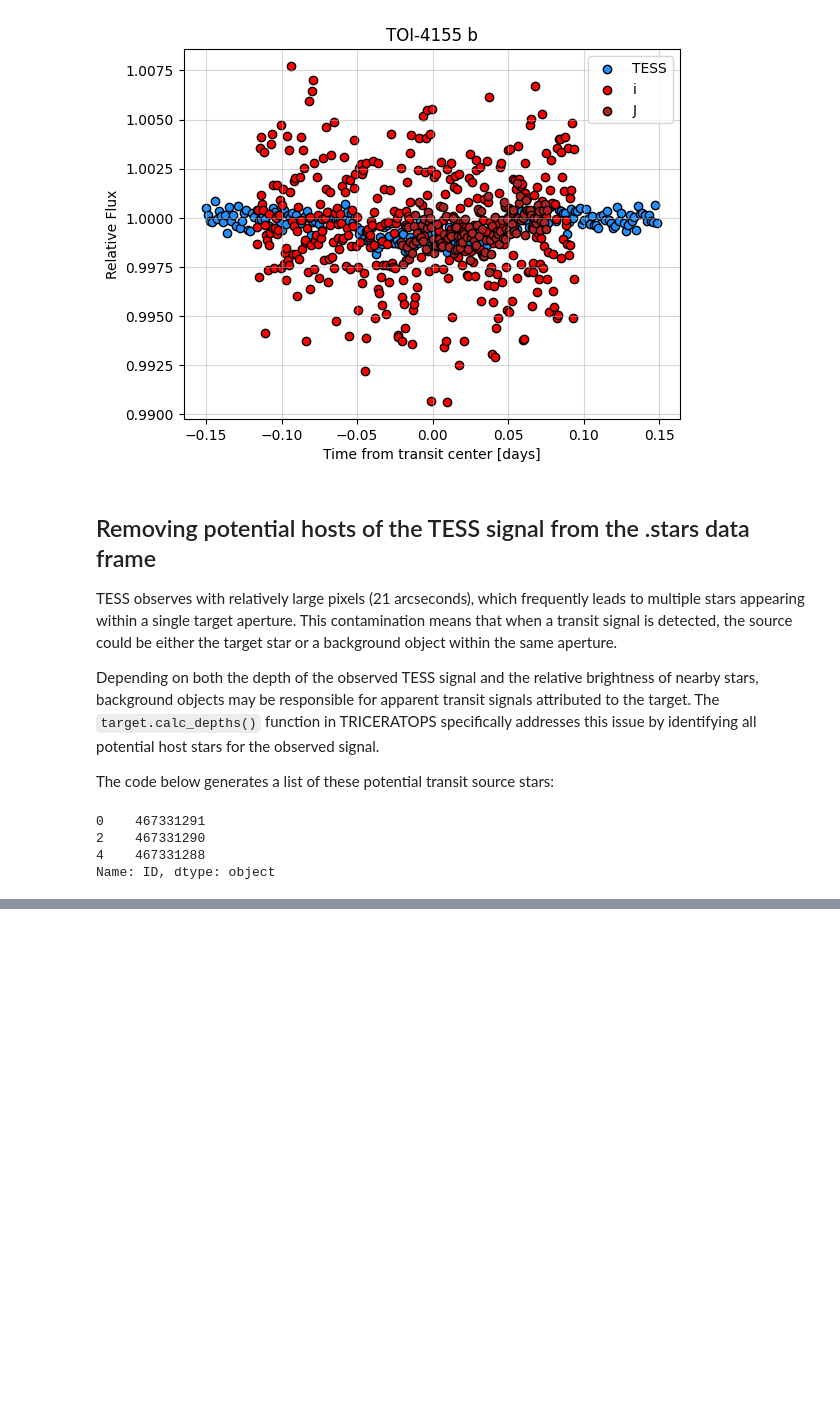
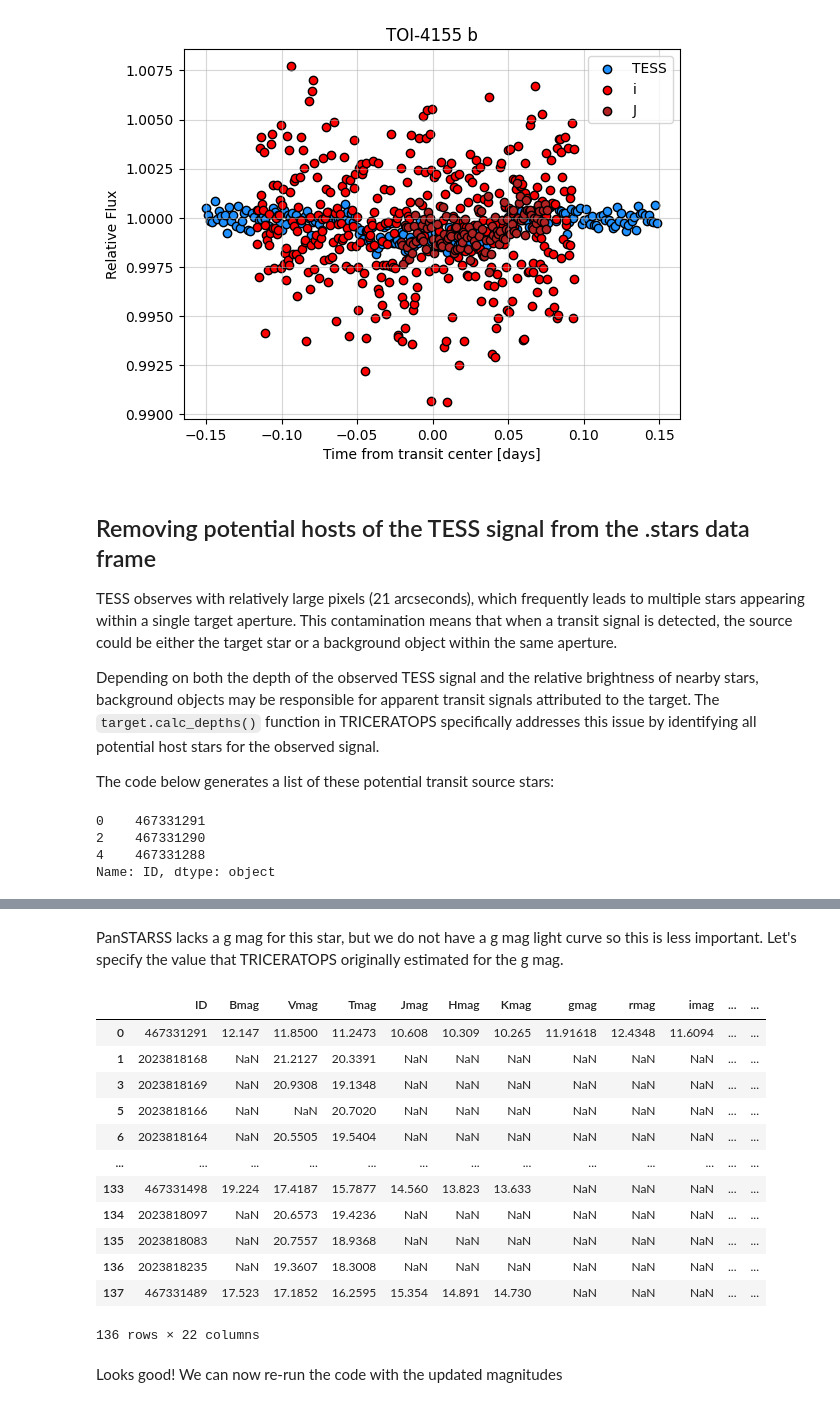
Before and after one commit to JGB276/TRICERATOPS-plus, a Jupyter notebook: examples/TOI4155_01_example.ipynb, the cells around one changed output, grey strips where cells are left out. Cells and saved outputs as stored; diff of their text form; code cells hidden in the pictures; blank space fills up the shorter version.

```diff
--- a/examples/TOI4155_01_example.ipynb
+++ b/examples/TOI4155_01_example.ipynb
@@ -291,0 +296,33 @@ target.plot_fits(time=time, flux_0=flux, flux_err_0=np.mean(flux_err), x_range=[
+# %%
+# from PanSTARSS we get
+PanSTARSS_r_mag = 12.434800148010254
+PanSTARSS_i_mag = 11.609399795532227
+PanSTARSS_z_mag = 11.53499984741211
+# %% [markdown]
+PanSTARSS lacks a g mag for this star, but we do not have a g mag light curve so this is less important. Let's specify the value that TRICERATOPS originally estimated for the g mag.
+# %%
+TRICERATOPS_plus_g_mag = 11.916179500000002
+# %%
+target.update_star(ID = ID, param="gmag", value = TRICERATOPS_plus_g_mag)
+target.update_star(ID = ID, param="rmag", value = PanSTARSS_r_mag)
+target.update_star(ID = ID, param="imag", value = PanSTARSS_i_mag)
+target.update_star(ID = ID, param="zmag", value = PanSTARSS_z_mag)
+# %%
+# let's verify that we have updated the table
+target.stars
+# %% [output]
+|  | ID | Bmag | Vmag | Tmag | Jmag | Hmag | Kmag | gmag | rmag | imag | ... | ... |
+| 0 | 467331291 | 12.147 | 11.8500 | 11.2473 | 10.608 | 10.309 | 10.265 | 11.91618 | 12.4348 | 11.6094 | ... | ... |
+| 1 | 2023818168 | NaN | 21.2127 | 20.3391 | NaN | NaN | NaN | NaN | NaN | NaN | ... | ... |
+| 3 | 2023818169 | NaN | 20.9308 | 19.1348 | NaN | NaN | NaN | NaN | NaN | NaN | ... | ... |
+| 5 | 2023818166 | NaN | NaN | 20.7020 | NaN | NaN | NaN | NaN | NaN | NaN | ... | ... |
+| 6 | 2023818164 | NaN | 20.5505 | 19.5404 | NaN | NaN | NaN | NaN | NaN | NaN | ... | ... |
+| ... | ... | ... | ... | ... | ... | ... | ... | ... | ... | ... | ... | ... |
+| 133 | 467331498 | 19.224 | 17.4187 | 15.7877 | 14.560 | 13.823 | 13.633 | NaN | NaN | NaN | ... | ... |
+| 134 | 2023818097 | NaN | 20.6573 | 19.4236 | NaN | NaN | NaN | NaN | NaN | NaN | ... | ... |
+| 135 | 2023818083 | NaN | 20.7557 | 18.9368 | NaN | NaN | NaN | NaN | NaN | NaN | ... | ... |
+| 136 | 2023818235 | NaN | 19.3607 | 18.3008 | NaN | NaN | NaN | NaN | NaN | NaN | ... | ... |
+| 137 | 467331489 | 17.523 | 17.1852 | 16.2595 | 15.354 | 14.891 | 14.730 | NaN | NaN | NaN | ... | ... |
+136 rows × 22 columns
+# %% [markdown]
+Looks good! We can now re-run the code with the updated magnitudes
```
Also changed, not shown: parts of 10 cells of this notebook, 6 other files.
